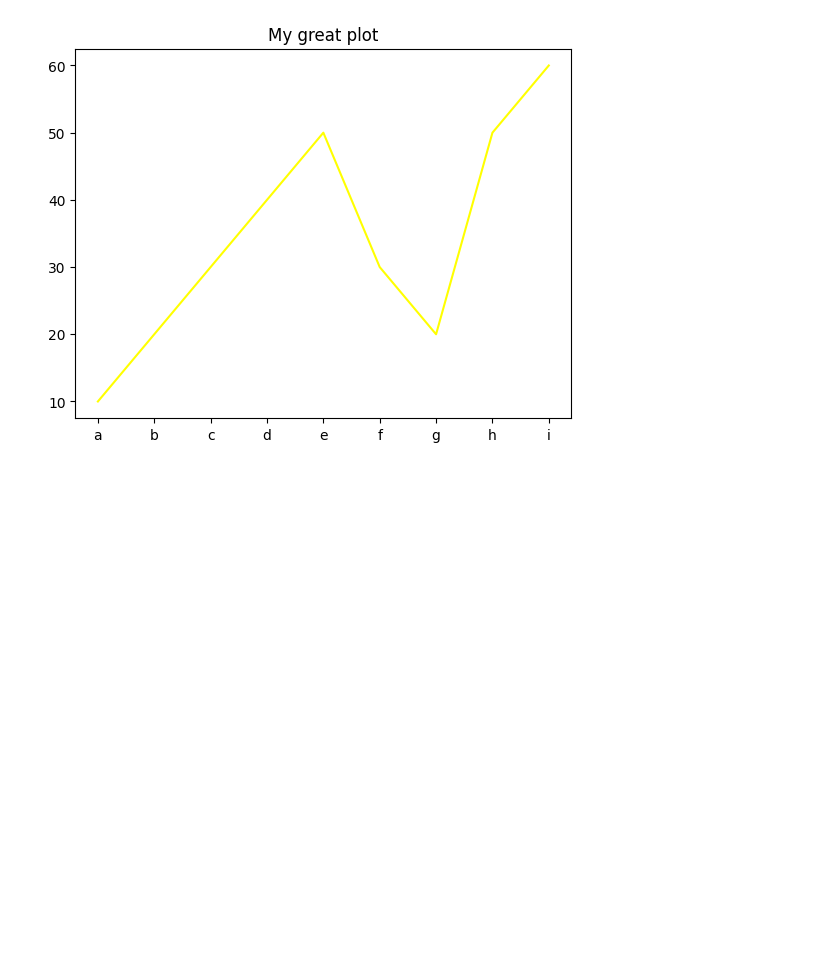
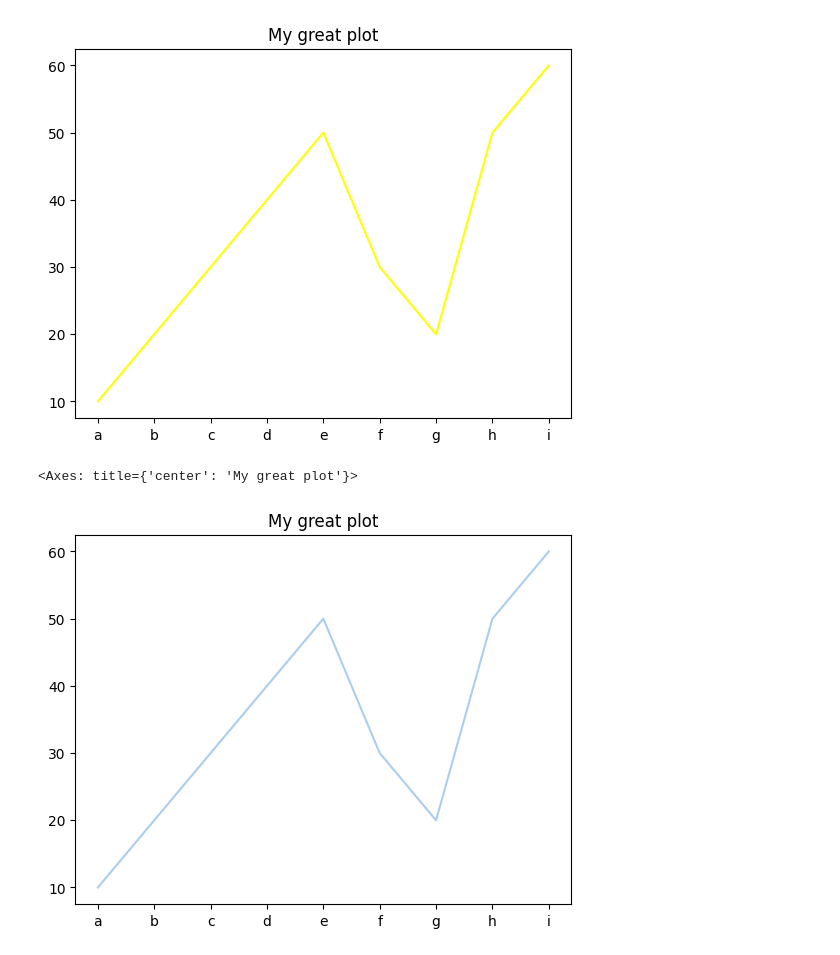
Before and after one commit to reuven/apple-2025-05May-29-visualization, a Jupyter notebook: 2025-05May-29-visualization.ipynb, the cells around one changed output. Saved outputs shown, nothing was run; the diff lists cells and outputs as text; code cells hidden in the pictures; blank space fills up the shorter version.

```diff
--- a/2025-05May-29-visualization.ipynb
+++ b/2025-05May-29-visualization.ipynb
@@ -139,4 +139,7 @@ s.plot.line(title='My great plot',
 [figure]
 # %%
 s.plot.line(title='My great plot',
-           color='')
+           color='#abcdef')
+# %% [output]
+<Axes: title={'center': 'My great plot'}>
+[figure, added]
```
Also changed, not shown: parts of 1 cell of this notebook.
